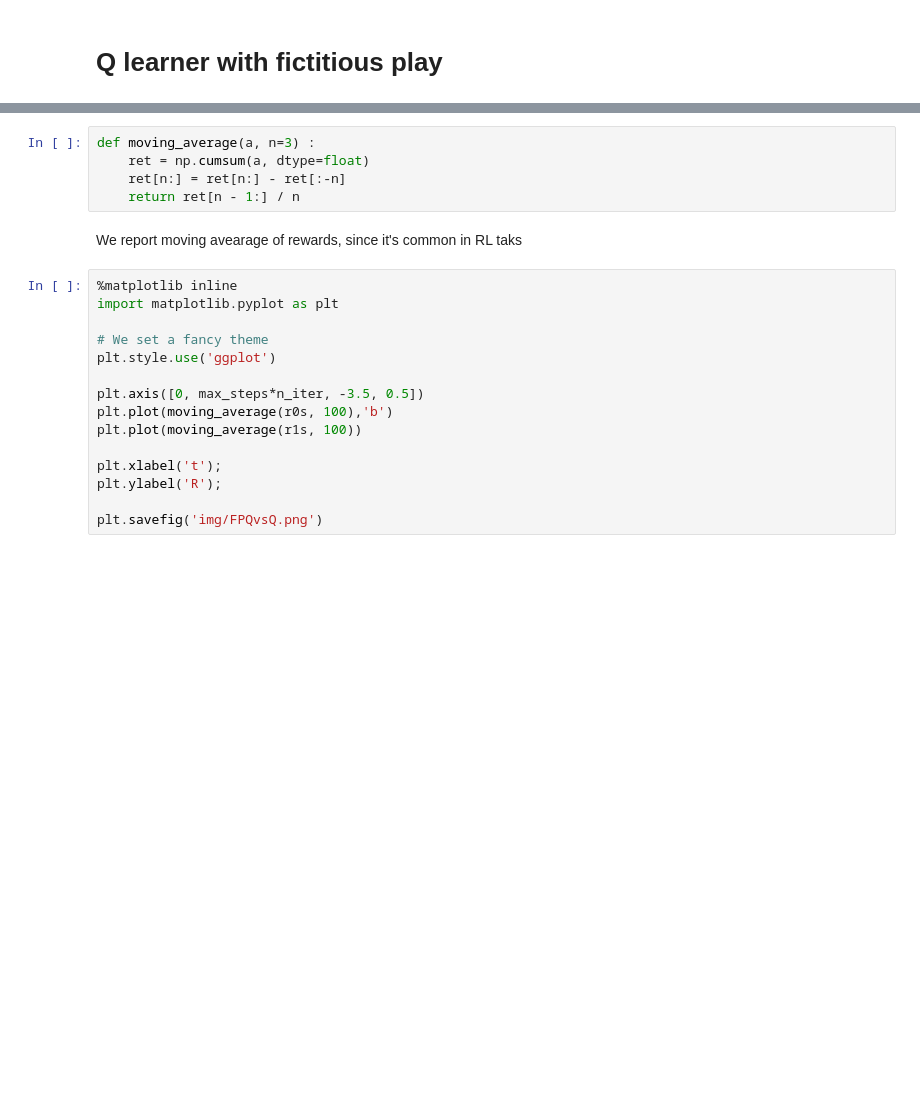
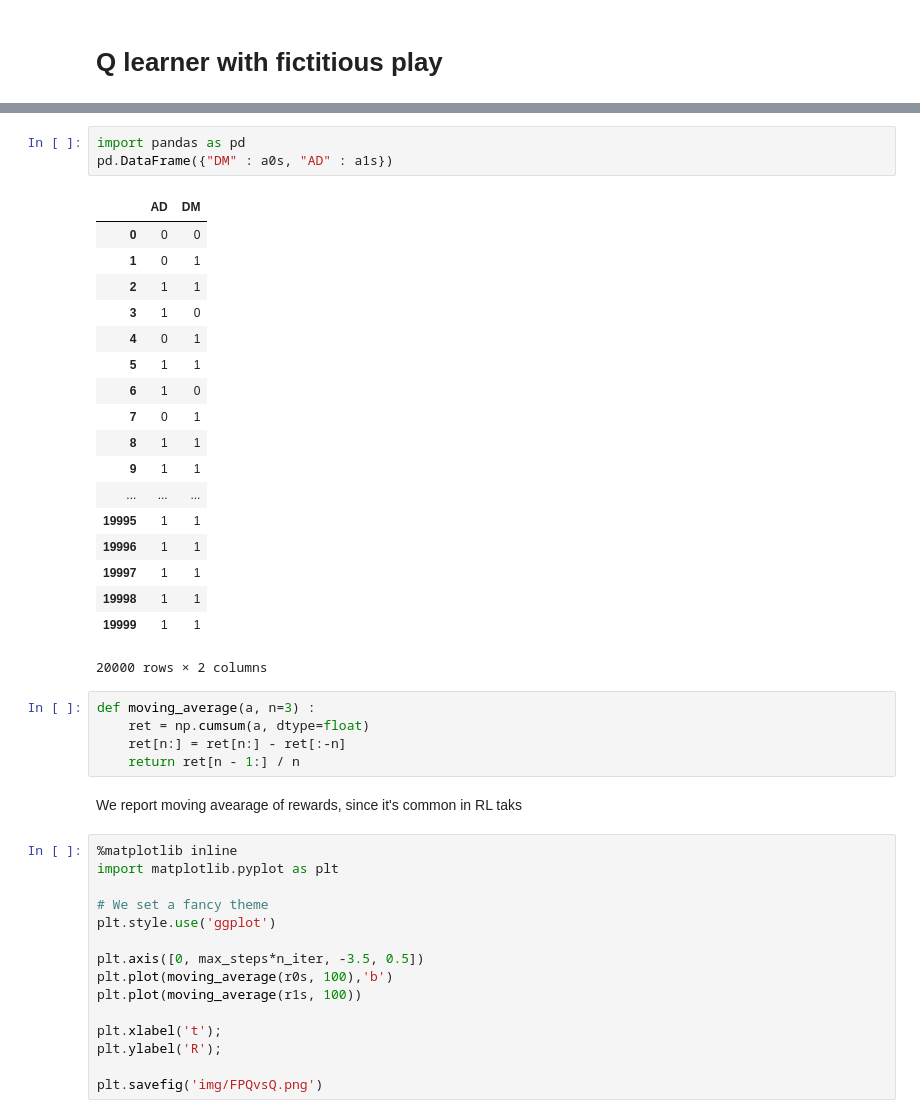
Before and after one commit to vicgalle/ARAMARL, a Jupyter notebook: Experiment3.ipynb, the cells around one changed output, grey strips where cells are left out. Saved outputs shown, nothing was run; the diff lists cells and outputs as text; blank space fills up the shorter version.

```diff
--- a/Experiment3.ipynb
+++ b/Experiment3.ipynb
@@ -93,3 +83,25 @@ for n in range(N_EXP):
+# %%
+import pandas as pd
+pd.DataFrame({"DM" : a0s, "AD" : a1s})
+# %% [output]
+|  | AD | DM |
+| 0 | 0 | 0 |
+| 1 | 0 | 1 |
+| 2 | 1 | 1 |
+| 3 | 1 | 0 |
+| 4 | 0 | 1 |
+| 5 | 1 | 1 |
+| 6 | 1 | 0 |
+| 7 | 0 | 1 |
+| 8 | 1 | 1 |
+| 9 | 1 | 1 |
+| ... | ... | ... |
+| 19995 | 1 | 1 |
+| 19996 | 1 | 1 |
+| 19997 | 1 | 1 |
+| 19998 | 1 | 1 |
+| 19999 | 1 | 1 |
+20000 rows × 2 columns
 # %%
 def moving_average(a, n=3) :
     ret = np.cumsum(a, dtype=float)
```
Also changed, not shown: parts of 5 cells of this notebook, 1 other file.
